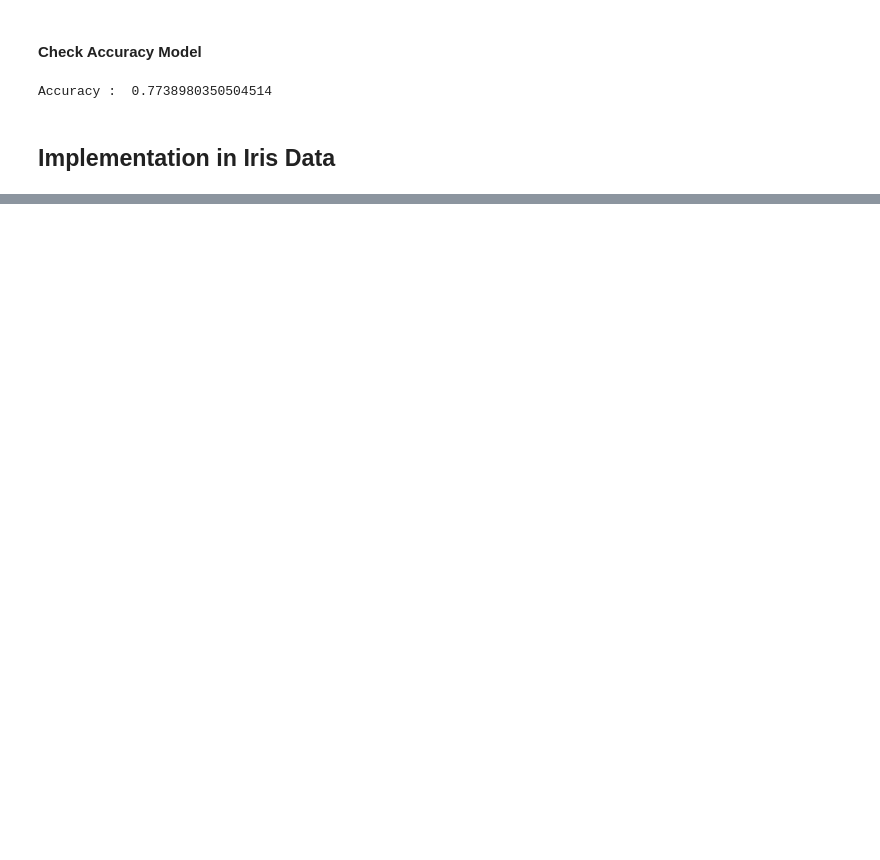
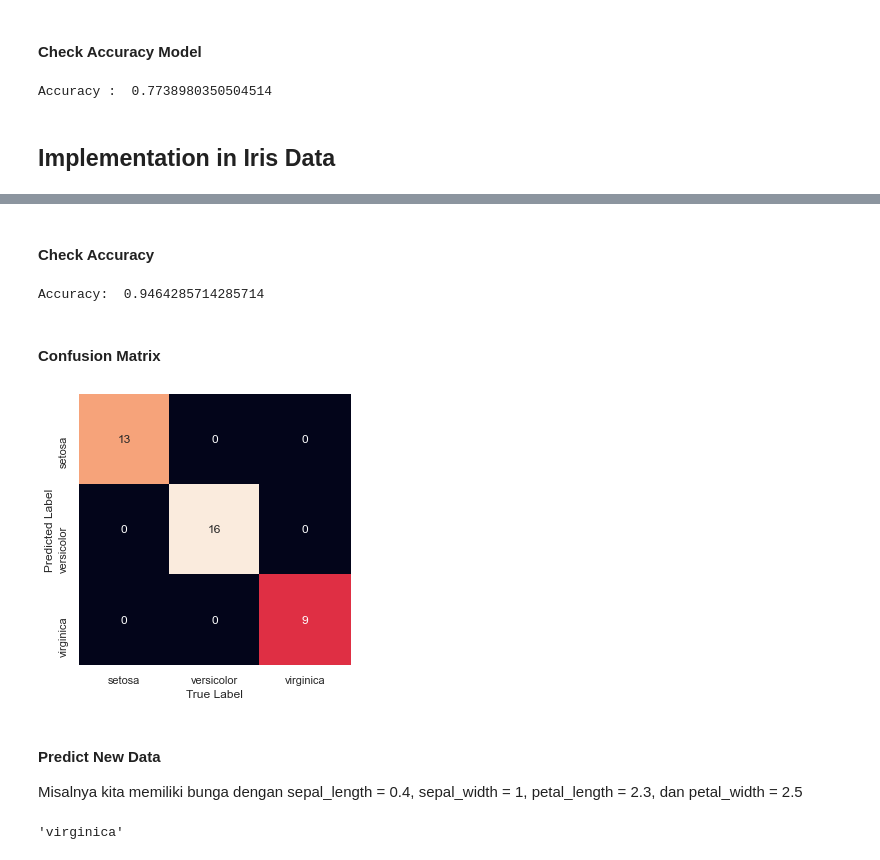
Before and after one commit to modul60stis/dmkm, a Jupyter notebook: python/naive bayes/Naive_Bayes.ipynb, the cells around one changed output, grey strips where cells are left out. Cells and saved outputs as stored; diff of their text form; code cells hidden in the pictures; blank space fills up the shorter version.

```diff
--- a/python/naive bayes/Naive_Bayes.ipynb
+++ b/python/naive bayes/Naive_Bayes.ipynb
@@ -95,18 +114,7 @@ from sklearn.model_selection import train_test_split
 from sklearn.naive_bayes import GaussianNB
 import pandas as pd
 
-iris = load_iris()
+iris = load_iris(as_frame = True)
 X, y = (iris.data, iris.target)
-
-X_train, X_test, y_train, y_test = train_test_split(X,y, random_state=0)
-
-clf = GaussianNB()
-
-clf.fit(X_train, y_train)
-result = clf.predict(X_test)
-
-print(pd.DataFrame({'Prediction Label' : iris.target_names[result],
-              'Actual Label': iris.target_names[y_test]}))
-
-print('Accuracy: ',clf.score(X_train, y_train))
+iris.frame
 # %% [output]
@@ -129,0 +151,4 @@ Accuracy:  0.9464285714285714
+# %%
+y_pred = clf.predict(X_test)
+print(pd.DataFrame({'Prediction Label' : iris.target_names[y_pred],
+              'Actual Label': iris.target_names[y_test]}))
@@ -129,0 +173,29 @@ Accuracy:  0.9464285714285714
+# %% [markdown]
+#### Check Accuracy
+# %%
+print('Accuracy: ',clf.score(X_train, y_train))
+# %% [output]
+Accuracy:  0.9464285714285714
+# %% [markdown]
+#### Confusion Matrix
+# %%
+from sklearn.metrics import confusion_matrix
+cm = confusion_matrix(y_test, y_pred)
+
+fig, ax = plt.subplots(figsize=(5,5))
+sns.heatmap(cm.T, square=True, annot=True, fmt='d', cbar=False,
+           xticklabels=iris.target_names,
+           yticklabels=iris.target_names)
+
+plt.xlabel('True Label')
+plt.ylabel('Predicted Label');
+# %% [output]
+[figure, added]
+# %% [markdown]
+#### Predict New Data
+Misalnya kita memiliki bunga dengan sepal_length = 0.4, sepal_width = 1, petal_length = 2.3, dan petal_width = 2.5
+# %%
+predict = clf.predict([[0.4,1,2.3,2.5]])
+iris.target_names[predict][0]
+# %% [output]
+'virginica'
```
Also changed, not shown: parts of 23 cells of this notebook, 5 other files.
